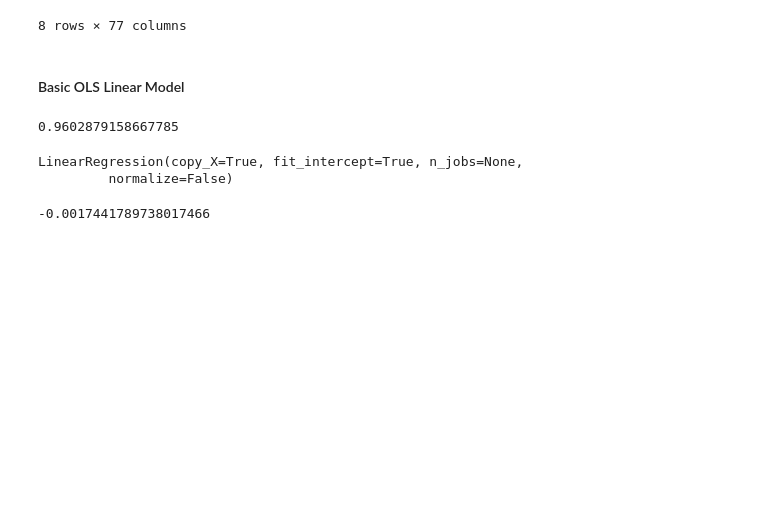
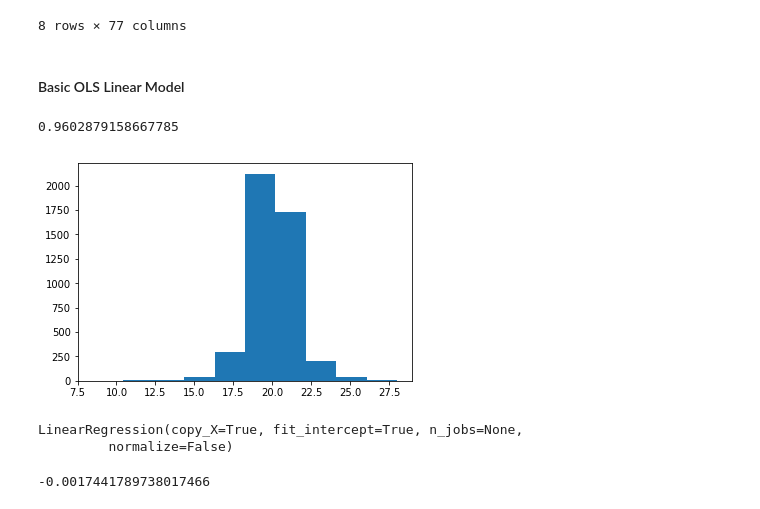
Before and after one commit to john-coletta/fall3orange3, a Jupyter notebook: machine-learning.ipynb, the cells around one changed output. Saved outputs shown, nothing was run; the diff lists cells and outputs as text; code cells hidden in the pictures; blank space fills up the shorter version.

```diff
--- a/machine-learning.ipynb
+++ b/machine-learning.ipynb
@@ -103,4 +104,8 @@ base_score = mean_absolute_error(target_test, baseline)
 base_score
 # %% [output]
 0.9602879158667785
+# %%
+plt.hist(target_train);
+# %% [output]
+[figure, added]
 # %%
```
Also changed, not shown: parts of 41 cells of this notebook.
